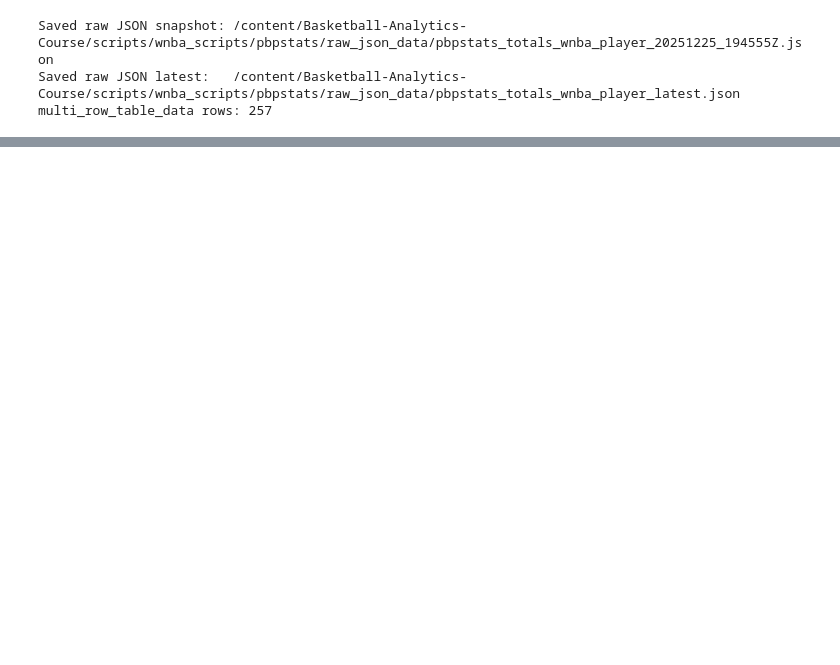
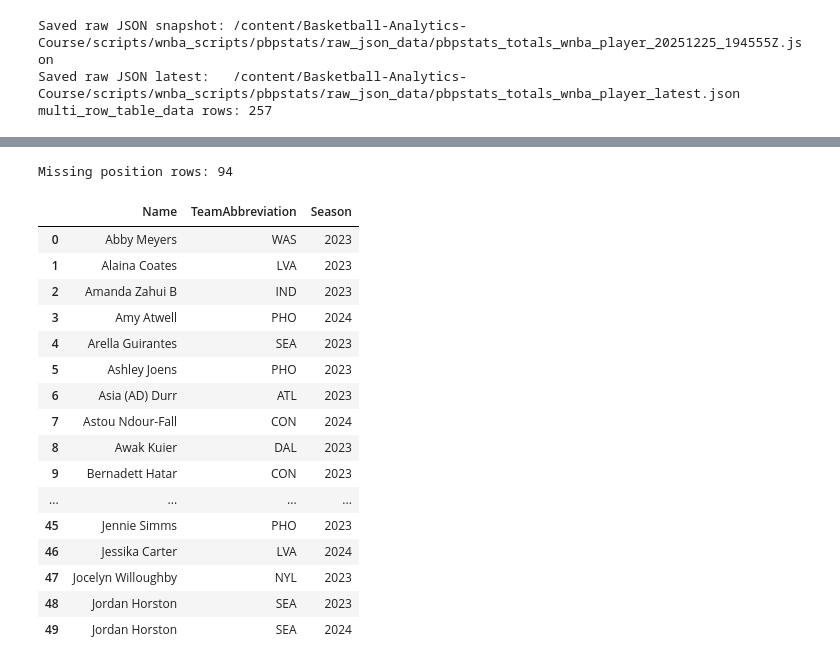
Before and after one commit to kbsmd-sportsmusicdata/Basketball-Analytics-Course, a Jupyter notebook: GetTotals_pbpstats.ipynb, the cells around one changed output, grey strips where cells are left out. Drawn from its saved outputs; the diff is of its cells as text; code cells hidden in the pictures; blank space fills up the shorter version.

```diff
--- a/GetTotals_pbpstats.ipynb
+++ b/GetTotals_pbpstats.ipynb
@@ -78,0 +430,32 @@ multi_row_table_data rows: 257
+# %%
+cols = [c for c in ["Name", "TeamAbbreviation", "Season"] if c in m2.columns]
+
+missing_rows = (
+    m2.loc[m2["Position"].isna(), cols]
+      .dropna(subset=["Name"])
+      .drop_duplicates()
+      .sort_values(cols)
+      .reset_index(drop=True)
+)
+
+print(f"Missing position rows: {len(missing_rows)}")
+display(missing_rows.head(50))
+# %% [output]
+Missing position rows: 94
+|  | Name | TeamAbbreviation | Season |
+| 0 | Abby Meyers | WAS | 2023 |
+| 1 | Alaina Coates | LVA | 2023 |
+| 2 | Amanda Zahui B | IND | 2023 |
+| 3 | Amy Atwell | PHO | 2024 |
+| 4 | Arella Guirantes | SEA | 2023 |
+| 5 | Ashley Joens | PHO | 2023 |
+| 6 | Asia (AD) Durr | ATL | 2023 |
+| 7 | Astou Ndour-Fall | CON | 2024 |
+| 8 | Awak Kuier | DAL | 2023 |
+| 9 | Bernadett Hatar | CON | 2023 |
+| ... | ... | ... | ... |
+| 45 | Jennie Simms | PHO | 2023 |
+| 46 | Jessika Carter | LVA | 2024 |
+| 47 | Jocelyn Willoughby | NYL | 2023 |
+| 48 | Jordan Horston | SEA | 2023 |
+| 49 | Jordan Horston | SEA | 2024 |
```
Also changed, not shown: parts of 21 cells of this notebook.
